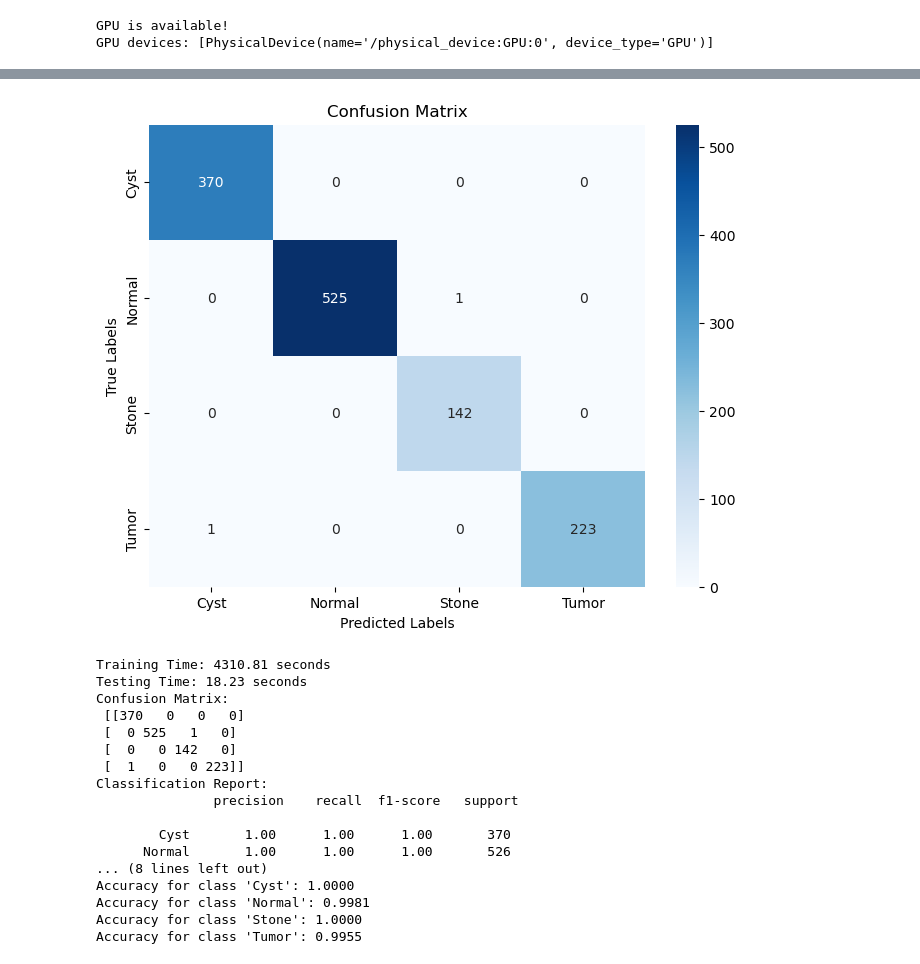
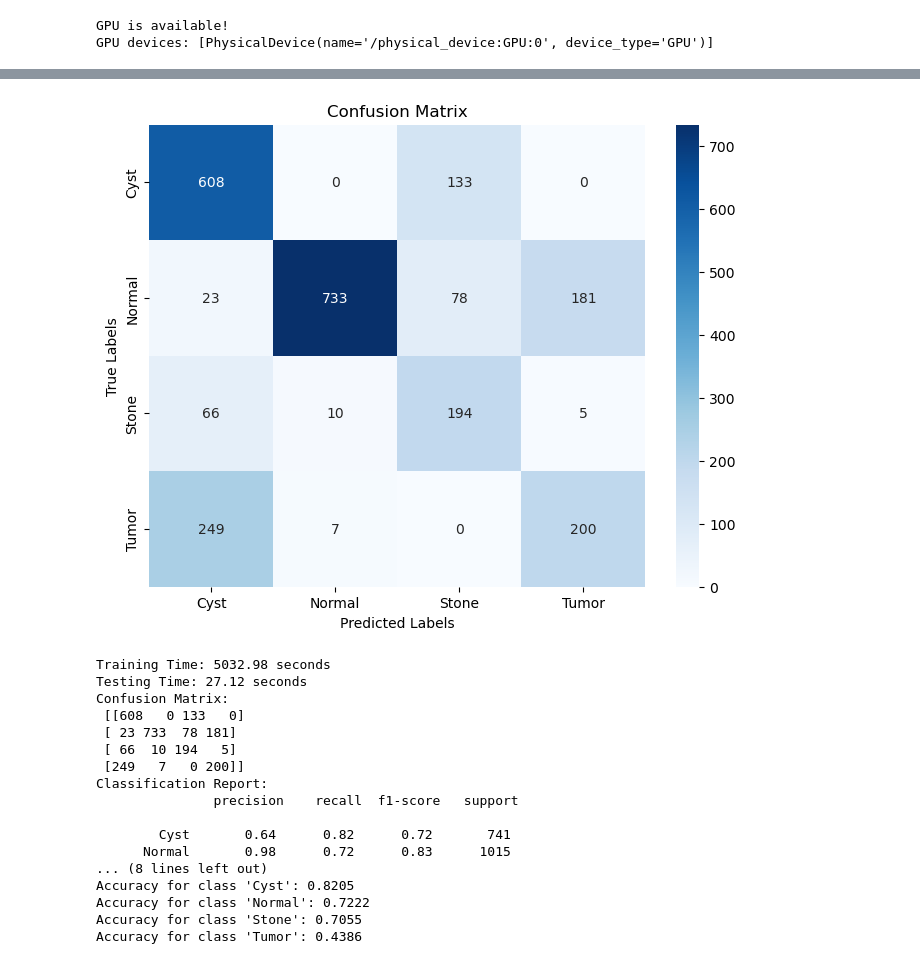
Before and after one commit to ShulimanHossain/CT-Based-Multiclass-Kidney-Disease-Classification-Using-Convolutional-Neural-Networks, a Jupyter notebook: resnet50_model.ipynb, the cells around one changed output, grey strips where cells are left out. Drawn from its saved outputs; the diff is of its cells as text; code cells hidden in the pictures.

```diff
--- a/resnet50_model.ipynb
+++ b/resnet50_model.ipynb
@@ -33,10 +33,8 @@ IMG_SIZE = 224
 BATCH_SIZE = 32
 NUM_CLASSES = 4
 EPOCHS = 40
+
 DATASET_PATH = "CT-KIDNEY-DATASET-Normal-Cyst-Tumor-Stone"
-test_path= "split_dataset/test"
-train_path= "split_dataset/train"
-val_path= "split_dataset/val"
 SEED=42
 np.random.seed(SEED)
 tf.random.set_seed(SEED)
@@ -44,6 +42,7 @@ tf.random.set_seed(SEED)
 
 datagen = ImageDataGenerator(
     preprocessing_function=preprocess_input,
+    validation_split=0.2,
     rotation_range=15,
     width_shift_range=0.1,
     height_shift_range=0.1,
@@ -57,33 +56,29 @@ datagen = ImageDataGenerator(
 
 val_datagen = ImageDataGenerator(
     preprocessing_function=preprocess_input,
+    validation_split=0.2
 )
 
 train_generator = datagen.flow_from_directory(
-    train_path,
+    DATASET_PATH,
     target_size=(IMG_SIZE, IMG_SIZE),
     batch_size=BATCH_SIZE,
     class_mode='categorical',
+    subset='training',
     shuffle=True,
     seed=SEED
 )
 
 val_generator = val_datagen.flow_from_directory(
-    val_path,
+    DATASET_PATH,
     target_size=(IMG_SIZE, IMG_SIZE),
     batch_size=BATCH_SIZE,
     class_mode='categorical',
+    subset='validation',
     shuffle=False,
     seed=SEED
 )
 
-test_generator = val_datagen.flow_from_directory(
-    test_path,
-    target_size=(IMG_SIZE, IMG_SIZE),
-    batch_size=BATCH_SIZE,
-    class_mode='categorical',
-    shuffle=False
-)
 y_train = train_generator.classes
 
 weights = class_weight.compute_class_weight(
@@ -102,16 +97,16 @@ base_model = ResNet50(
 )
 
 base_model.trainable = False
-for layer in base_model.layers[-30:]:
+for layer in base_model.layers[-20:]:
     layer.trainable = True
 
 x = base_model.output
 x = GlobalAveragePooling2D()(x)
 
-x = Dense(256, activation='relu',kernel_regularizer=l2(0.0001))(x)
+x = Dense(256, activation='relu',kernel_regularizer=l2(0.01))(x)
 x = BatchNormalization()(x)
 x = Dropout(0.5)(x)
-x = Dense(128, activation='relu',kernel_regularizer=l2(0.0001))(x)
+x = Dense(128, activation='relu',kernel_regularizer=l2(0.01))(x)
 x = BatchNormalization()(x)
 x = Dropout(0.4)(x)
 outputs = Dense(NUM_CLASSES, activation='softmax')(x)
@@ -120,7 +115,7 @@ model = Model(inputs=base_model.input, outputs=outputs)
 
 
 model.compile(
-    optimizer=Adam(learning_rate=1e-4),
+    optimizer=Adam(learning_rate=1e-5),
     loss='categorical_crossentropy',
     metrics=['accuracy']
 )
@@ -138,7 +133,7 @@ history = model.fit(
     callbacks=callbacks
 
 )
-training_time = time.time() - start_train_time
+
 plt.figure(figsize=(8,6))
 plt.plot(history.history['loss'], label='Training Loss')
 plt.plot(history.history['val_loss'], label='Validation Loss')
@@ -149,16 +144,16 @@ plt.legend()
 plt.grid(True)
 plt.show()
 
-
+training_time = time.time() - start_train_time
 
 start_test_time = time.time()
-test_generator.reset()
-y_pred_prob = model.predict(test_generator)
+val_generator.reset()
+y_pred_prob = model.predict(val_generator)
 y_pred_classes = np.argmax(y_pred_prob, axis=1)
-y_true = test_generator.classes
+y_true = val_generator.classes
 
 testing_time = time.time() - start_test_time
-class_names = list(test_generator.class_indices.keys())
+class_names = list(val_generator.class_indices.keys())
 cm = confusion_matrix(y_true, y_pred_classes)
 plt.figure(figsize=(8,6))
 sns.heatmap(cm, annot=True, fmt='d', cmap='Blues', xticklabels=class_names, yticklabels=class_names)
@@ -167,7 +162,7 @@ plt.ylabel('True Labels')
 plt.title('Confusion Matrix')
 plt.show()
 
-class_report = classification_report(y_true, y_pred_classes, target_names=list(test_generator.class_indices.keys()))
+class_report = classification_report(y_true, y_pred_classes, target_names=list(val_generator.class_indices.keys()))
 accuracy = np.sum(y_pred_classes == y_true) / len(y_true)
 print(f"Training Time: {training_time:.2f} seconds")
 print(f"Testing Time: {testing_time:.2f} seconds")
@@ -175,16 +170,15 @@ print("Confusion Matrix:\n", cm)
 print("Classification Report:\n", class_report)
 print(f"Overall Accuracy: {accuracy:.4f}")
 class_accuracy = cm.diagonal() / cm.sum(axis=1)
-for i, class_name in enumerate(test_generator.class_indices.keys()):
+for i, class_name in enumerate(val_generator.class_indices.keys()):
     print(f"Accuracy for class '{class_name}': {class_accuracy[i]:.4f}")
 y_true_onehot = to_categorical(y_true, num_classes=NUM_CLASSES)
 
 plt.figure(figsize=(8, 6))
-for i, class_name in enumerate(test_generator.class_indices.keys()):
+for i, class_name in enumerate(val_generator.class_indices.keys()):
     fpr, tpr, _ = roc_curve(y_true_onehot[:, i], y_pred_prob[:, i])
     roc_auc = auc(fpr, tpr)
     plt.plot(fpr, tpr, label=f"{class_name} (AUC = {roc_auc:.2f})")
-
 plt.plot([0, 1], [0, 1], 'k--')
 plt.title("ROC Curve")
 plt.xlabel("False Positive Rate")
@@ -192,7 +186,9 @@ plt.ylabel("True Positive Rate")
 plt.legend(loc="lower right")
 plt.show()
 
+
 accuracy = np.sum(y_pred_classes == y_true) / len(y_true)
+
 
 precision = precision_score(y_true, y_pred_classes, average='macro')
 recall = recall_score(y_true, y_pred_classes, average='macro')
@@ -225,18 +221,18 @@ Epoch 40/40
-[figure, old version]
+[figure, new version]
-Training Time: 4310.81 seconds
-Testing Time: 18.23 seconds
+Training Time: 5032.98 seconds
+Testing Time: 27.12 seconds
 Confusion Matrix:
- [[370   0   0   0]
- [  0 525   1   0]
- [  0   0 142   0]
- [  1   0   0 223]]
+ [[608   0 133   0]
+ [ 23 733  78 181]
+ [ 66  10 194   5]
+ [249   7   0 200]]
 Classification Report:
                precision    recall  f1-score   support
 
-        Cyst       1.00      1.00      1.00       370
-      Normal       1.00      1.00      1.00       526
+        Cyst       0.64      0.82      0.72       741
+      Normal       0.98      0.72      0.83      1015
 ... (8 lines left out)
-Accuracy for class 'Cyst': 1.0000
-Accuracy for class 'Normal': 0.9981
-Accuracy for class 'Stone': 1.0000
-Accuracy for class 'Tumor': 0.9955
+Accuracy for class 'Cyst': 0.8205
+Accuracy for class 'Normal': 0.7222
+Accuracy for class 'Stone': 0.7055
+Accuracy for class 'Tumor': 0.4386
```
Also changed, not shown: parts of 2 cells of this notebook.
